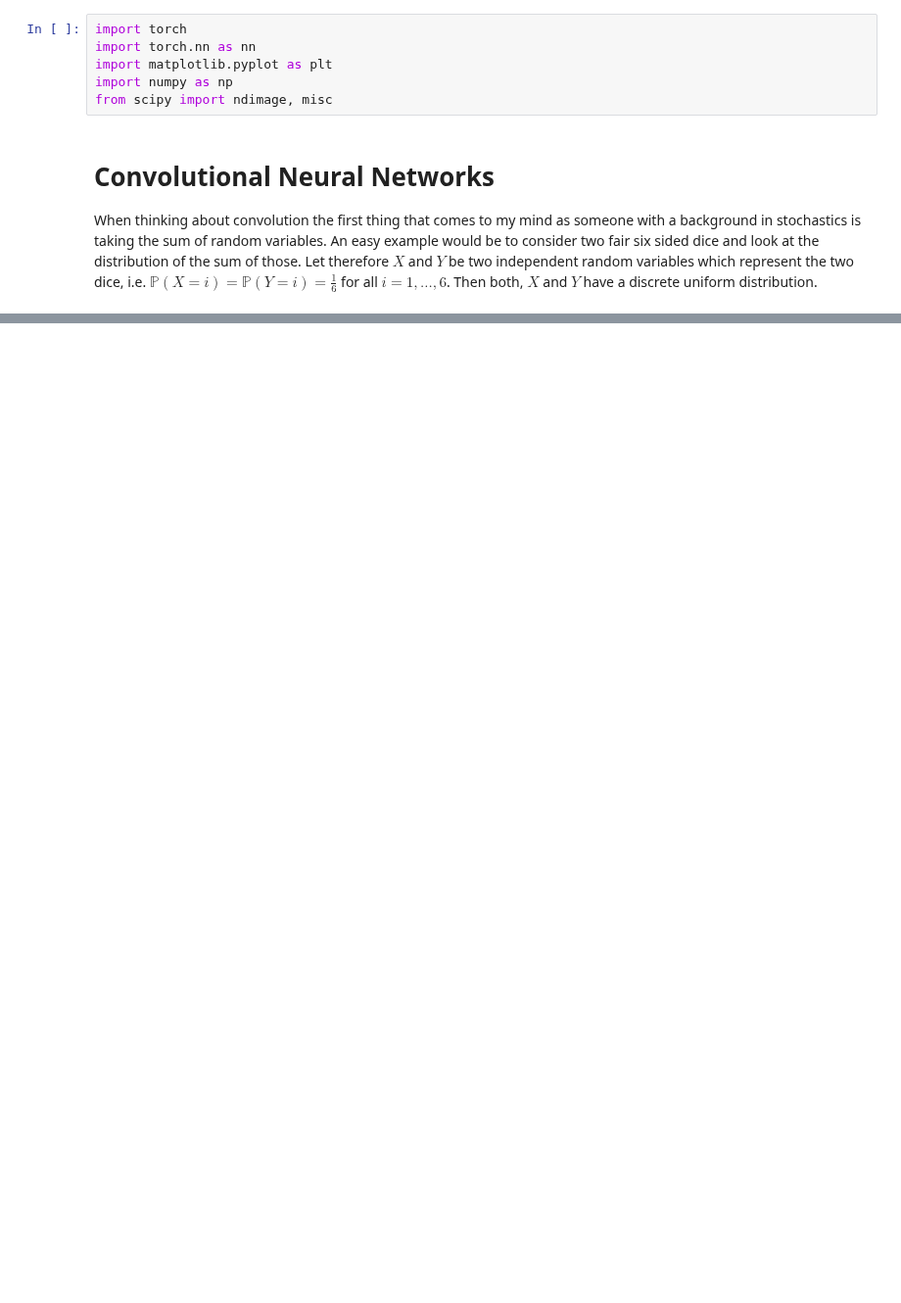
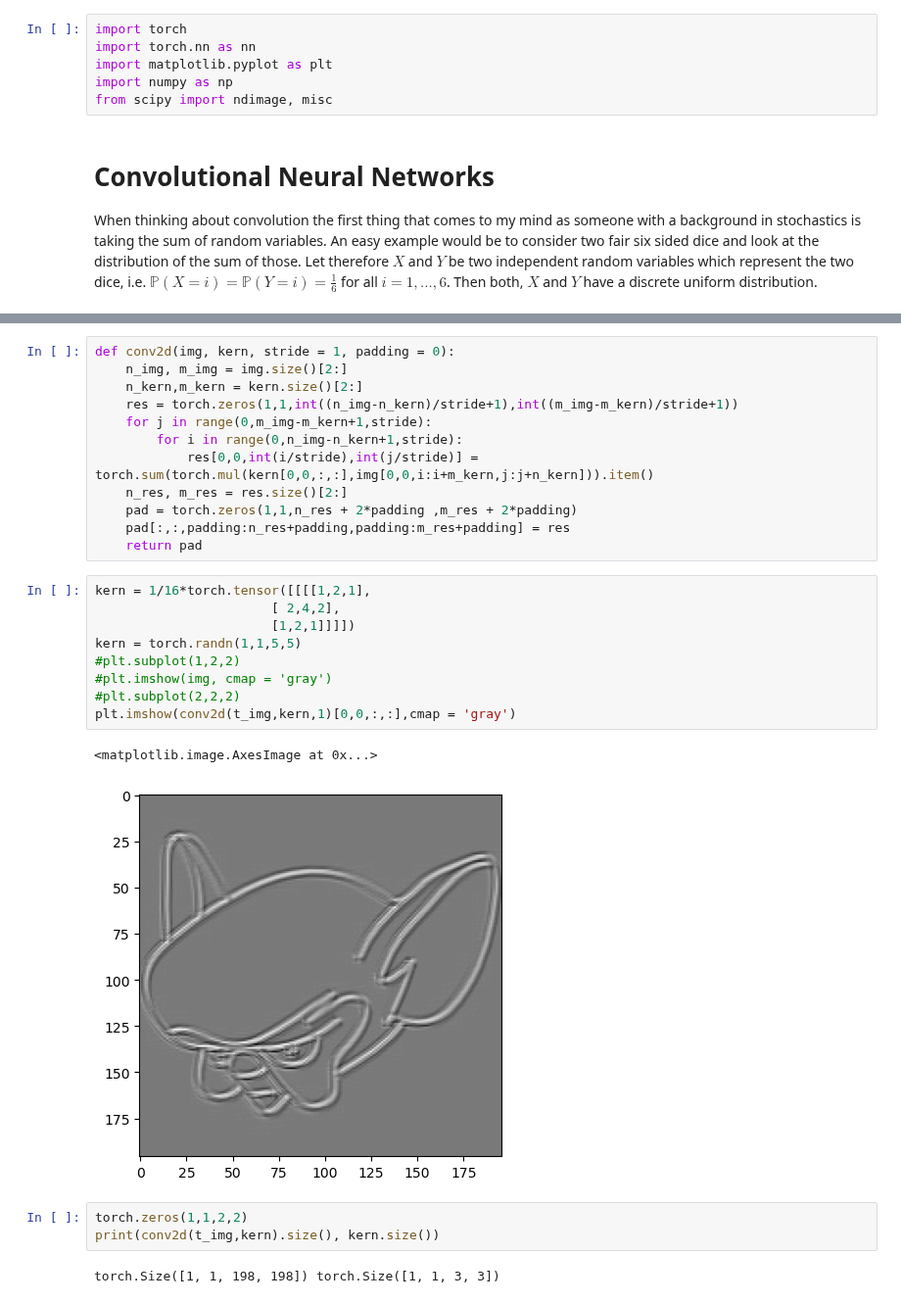
Before and after one commit to LinusLach/Blog, a Jupyter notebook: posts/post-with-code/Pytorch/Convolutional NN.ipynb, the cells around one changed output, grey strips where cells are left out. Shown at 98% size. Drawn from its saved outputs; the diff is of its cells as text; blank space fills up the shorter version.

```diff
--- a/posts/post-with-code/Pytorch/Convolutional NN.ipynb
+++ b/posts/post-with-code/Pytorch/Convolutional NN.ipynb
@@ -37,0 +62,29 @@ torch.Size([1, 1, 197, 197])
+# %%
+def conv2d(img, kern, stride = 1, padding = 0):
+    n_img, m_img = img.size()[2:]
+    n_kern,m_kern = kern.size()[2:]
+    res = torch.zeros(1,1,int((n_img-n_kern)/stride+1),int((m_img-m_kern)/stride+1))
+    for j in range(0,m_img-m_kern+1,stride):
+        for i in range(0,n_img-n_kern+1,stride):
+            res[0,0,int(i/stride),int(j/stride)] = torch.sum(torch.mul(kern[0,0,:,:],img[0,0,i:i+m_kern,j:j+n_kern])).item()
+    n_res, m_res = res.size()[2:]
+    pad = torch.zeros(1,1,n_res + 2*padding ,m_res + 2*padding)
+    pad[:,:,padding:n_res+padding,padding:m_res+padding] = res
+    return pad
+# %%
+kern = 1/16*torch.tensor([[[[1,2,1],
+                       [ 2,4,2],
+                       [1,2,1]]]])
+kern = torch.randn(1,1,5,5)
+#plt.subplot(1,2,2)
+#plt.imshow(img, cmap = 'gray')
+#plt.subplot(2,2,2)
+plt.imshow(conv2d(t_img,kern,1)[0,0,:,:],cmap = 'gray')
+# %% [output]
+<matplotlib.image.AxesImage at 0x...>
+[figure, added]
+# %%
+torch.zeros(1,1,2,2)
+print(conv2d(t_img,kern).size(), kern.size())
+# %% [output]
+torch.Size([1, 1, 198, 198]) torch.Size([1, 1, 3, 3])
```
Also changed, not shown: parts of 6 cells of this notebook, 2 other files.
